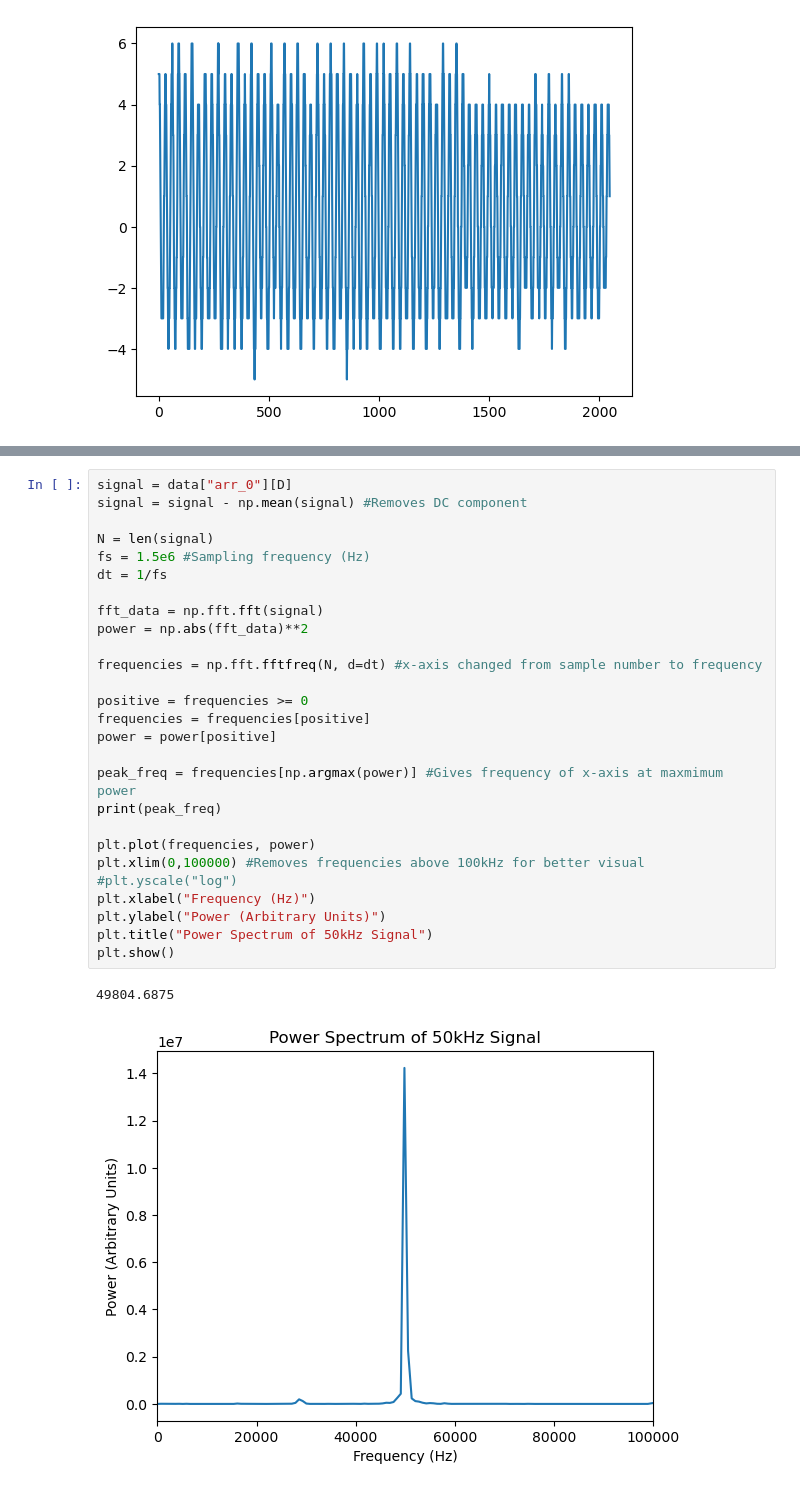
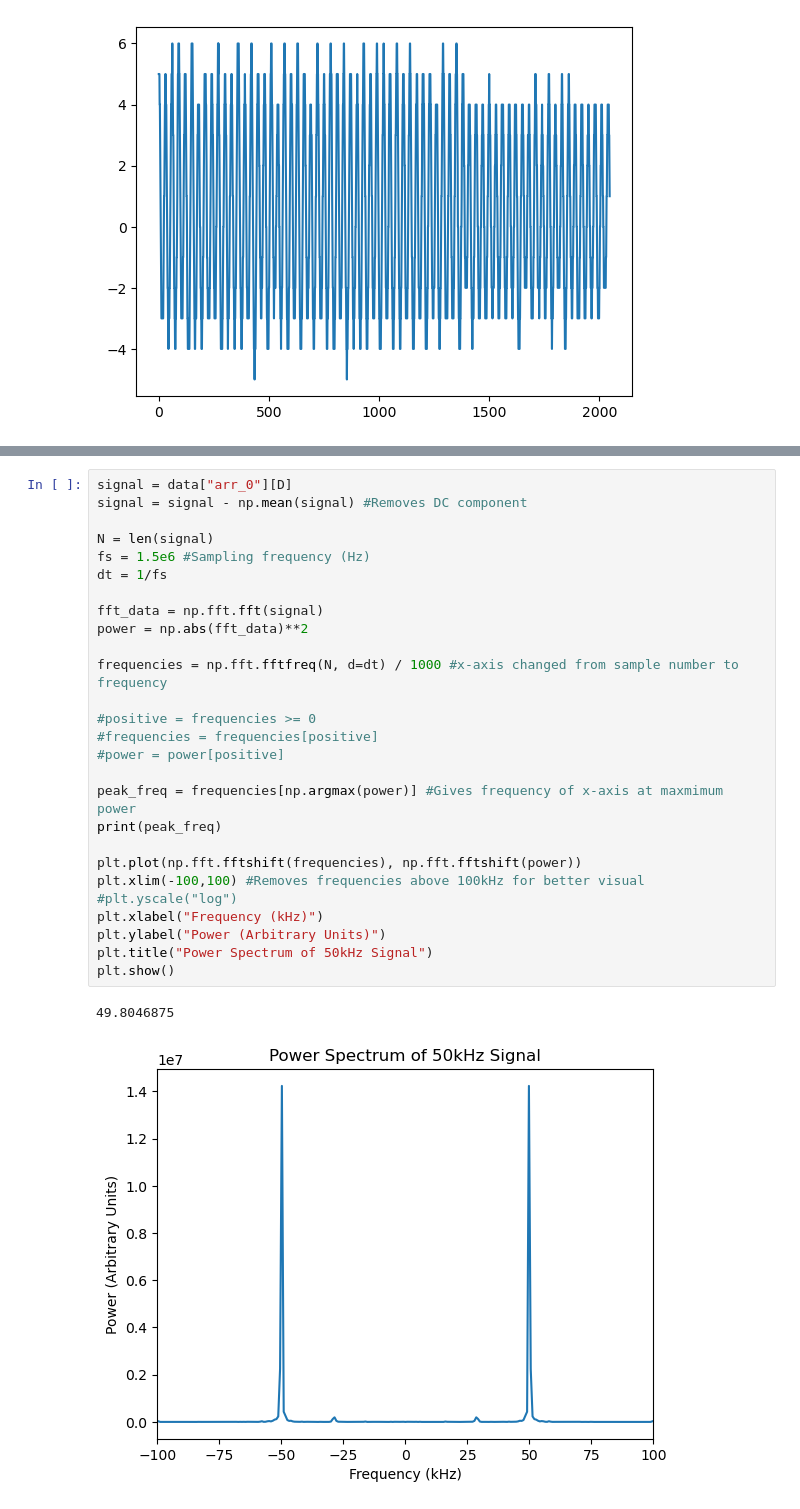
Before and after one commit to averybooks/radiolab2026-Cal, a Jupyter notebook: LAB1_Code.ipynb, the cells around one changed output, grey strips where cells are left out. Drawn from its saved outputs; the diff is of its cells as text.

Commit message:
Updated LAB1_code, inverse FFT Power spectrum

```diff
--- a/LAB1_Code.ipynb
+++ b/LAB1_Code.ipynb
@@ -49,31 +14,31 @@ print(len(data["arr_0"][D]))
 # %%
 signal = data["arr_0"][D]
 signal = signal - np.mean(signal) #Removes DC component
 
 N = len(signal)
 fs = 1.5e6 #Sampling frequency (Hz)
 dt = 1/fs
 
 fft_data = np.fft.fft(signal)
 power = np.abs(fft_data)**2
 
-frequencies = np.fft.fftfreq(N, d=dt) #x-axis changed from sample number to frequency
+frequencies = np.fft.fftfreq(N, d=dt) / 1000 #x-axis changed from sample number to frequency
 
-positive = frequencies >= 0
-frequencies = frequencies[positive]
-power = power[positive]
+#positive = frequencies >= 0
+#frequencies = frequencies[positive]
+#power = power[positive]
 
 peak_freq = frequencies[np.argmax(power)] #Gives frequency of x-axis at maxmimum power
 print(peak_freq)
 
-plt.plot(frequencies, power)
-plt.xlim(0,100000) #Removes frequencies above 100kHz for better visual
+plt.plot(np.fft.fftshift(frequencies), np.fft.fftshift(power))
+plt.xlim(-100,100) #Removes frequencies above 100kHz for better visual
 #plt.yscale("log")
-plt.xlabel("Frequency (Hz)")
+plt.xlabel("Frequency (kHz)")
 plt.ylabel("Power (Arbitrary Units)")
 plt.title("Power Spectrum of 50kHz Signal")
 plt.show()
 # %% [output]
-49804.6875
+49.8046875
-[figure, old version]
+[figure, new version]
 # %%
```
Also changed, not shown: parts of 4 cells of this notebook.
